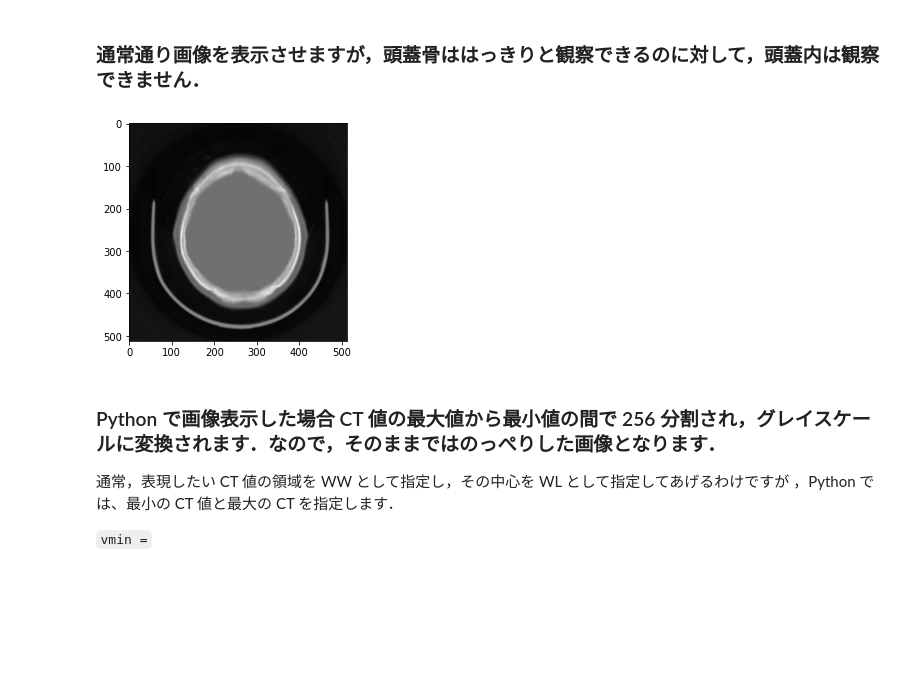
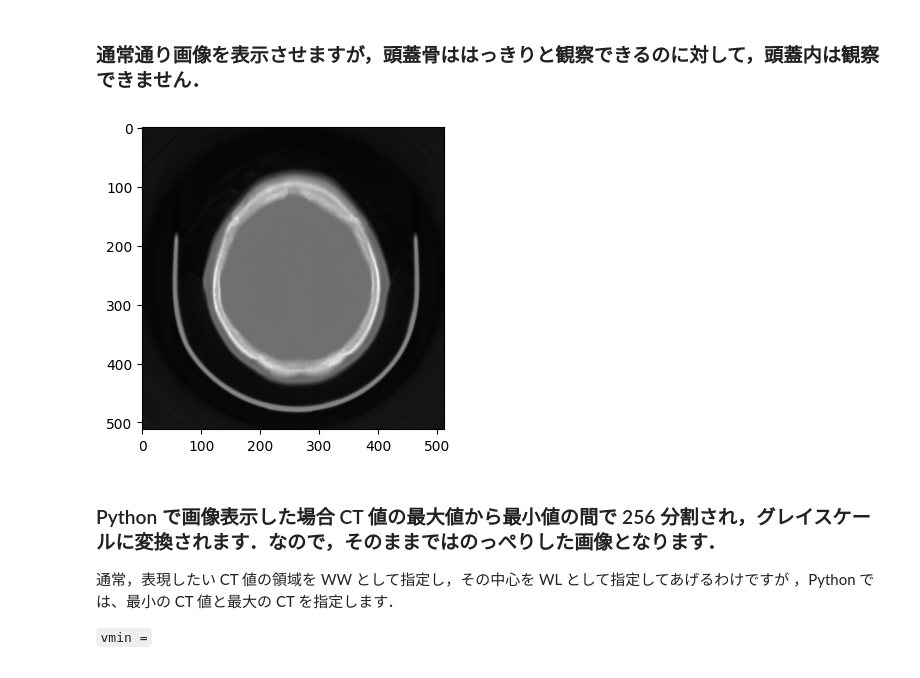
Before and after one commit to ryskks/usedicom, a Jupyter notebook: window.ipynb, the cells around one changed output. Saved outputs shown, nothing was run; the diff lists cells and outputs as text; code cells hidden in the pictures; blank space fills up the shorter version.

```diff
--- a/window.ipynb
+++ b/window.ipynb
@@ -52,12 +52,15 @@ d = pydicom.read_file(DIR)
 # %%
 # 画像データを変数に代入
 img = d.pixel_array
 
+# 表示サイズを変更
+fig = plt.figure(dpi=100)
+
 # 画像表示
 plt.imshow(img, cmap='gray')
 plt.show()
 # %% [output]
-[figure, old version]
+[figure, new version]
 # %% [markdown]
 ### Python で画像表示した場合 CT 値の最大値から最小値の間で 256 分割され，グレイスケールに変換されます．なので，そのままではのっぺりした画像となります．
 
```
Also changed, not shown: parts of 5 cells of this notebook.
